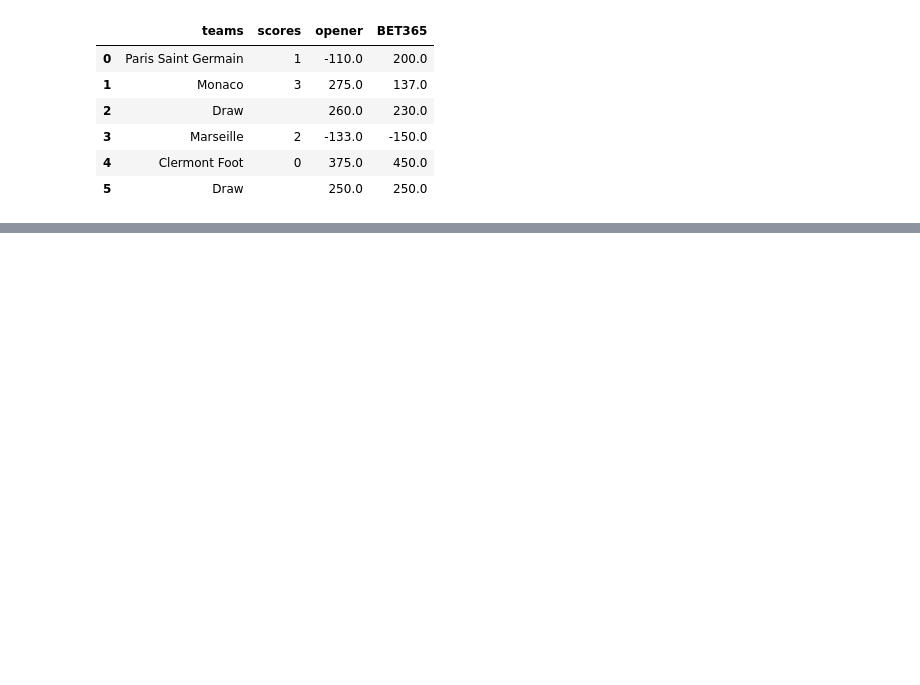
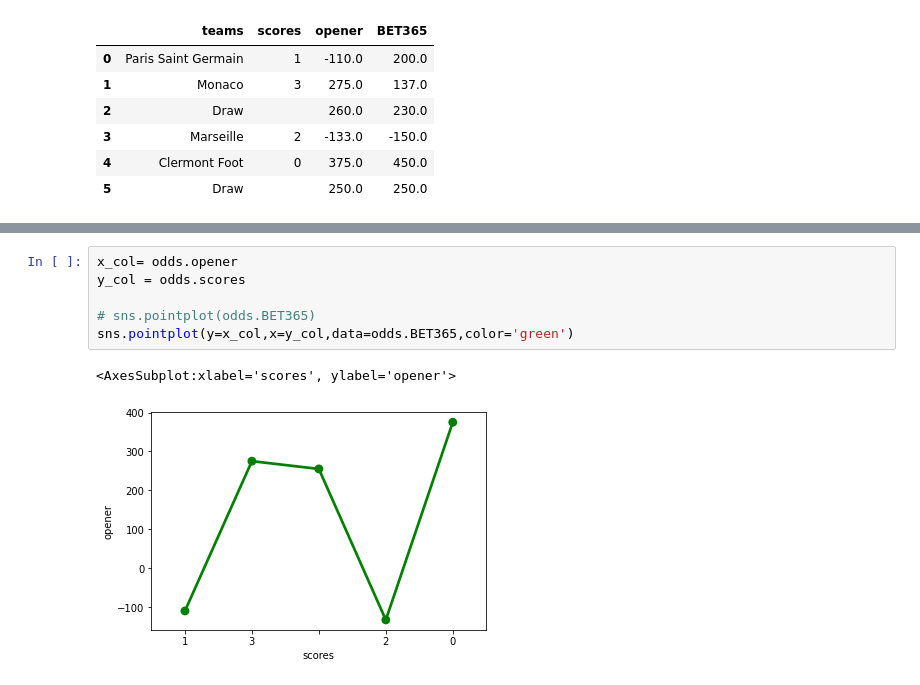
Before and after one commit to randolphmevaa/Soccer_Betting, a Jupyter notebook: betting_strategy.ipynb, the cells around one changed output, grey strips where cells are left out. Saved outputs shown, nothing was run; the diff lists cells and outputs as text; blank space fills up the shorter version.

```diff
--- a/betting_strategy.ipynb
+++ b/betting_strategy.ipynb
@@ -24,0 +39,9 @@ The history saving thread hit an unexpected error (OperationalError('database or
+# %%
+x_col= odds.opener
+y_col = odds.scores
+
+# sns.pointplot(odds.BET365)
+sns.pointplot(y=x_col,x=y_col,data=odds.BET365,color='green')
+# %% [output]
+<AxesSubplot:xlabel='scores', ylabel='opener'>
+[figure, added]
```
Also changed, not shown: parts of 21 cells of this notebook.
